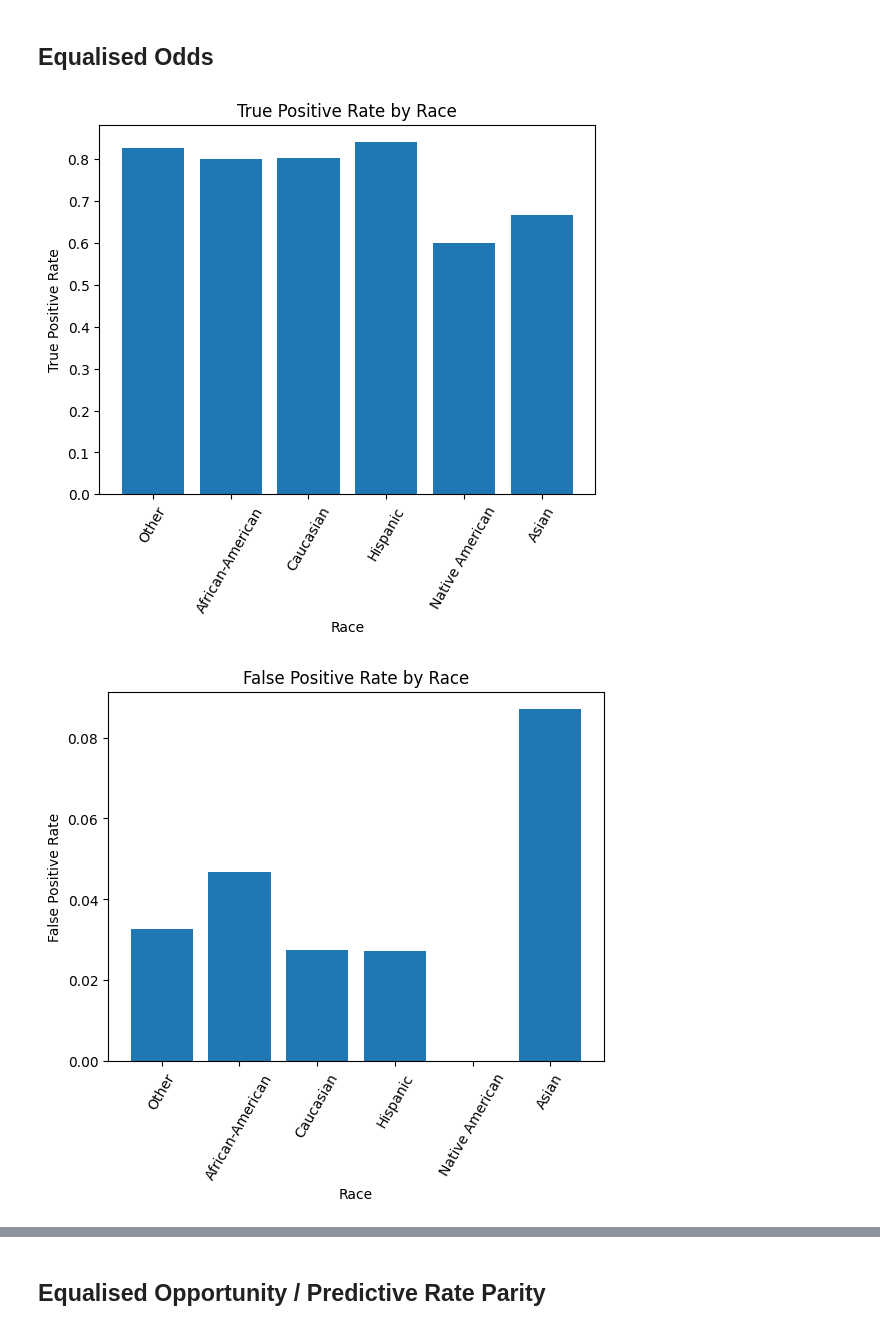
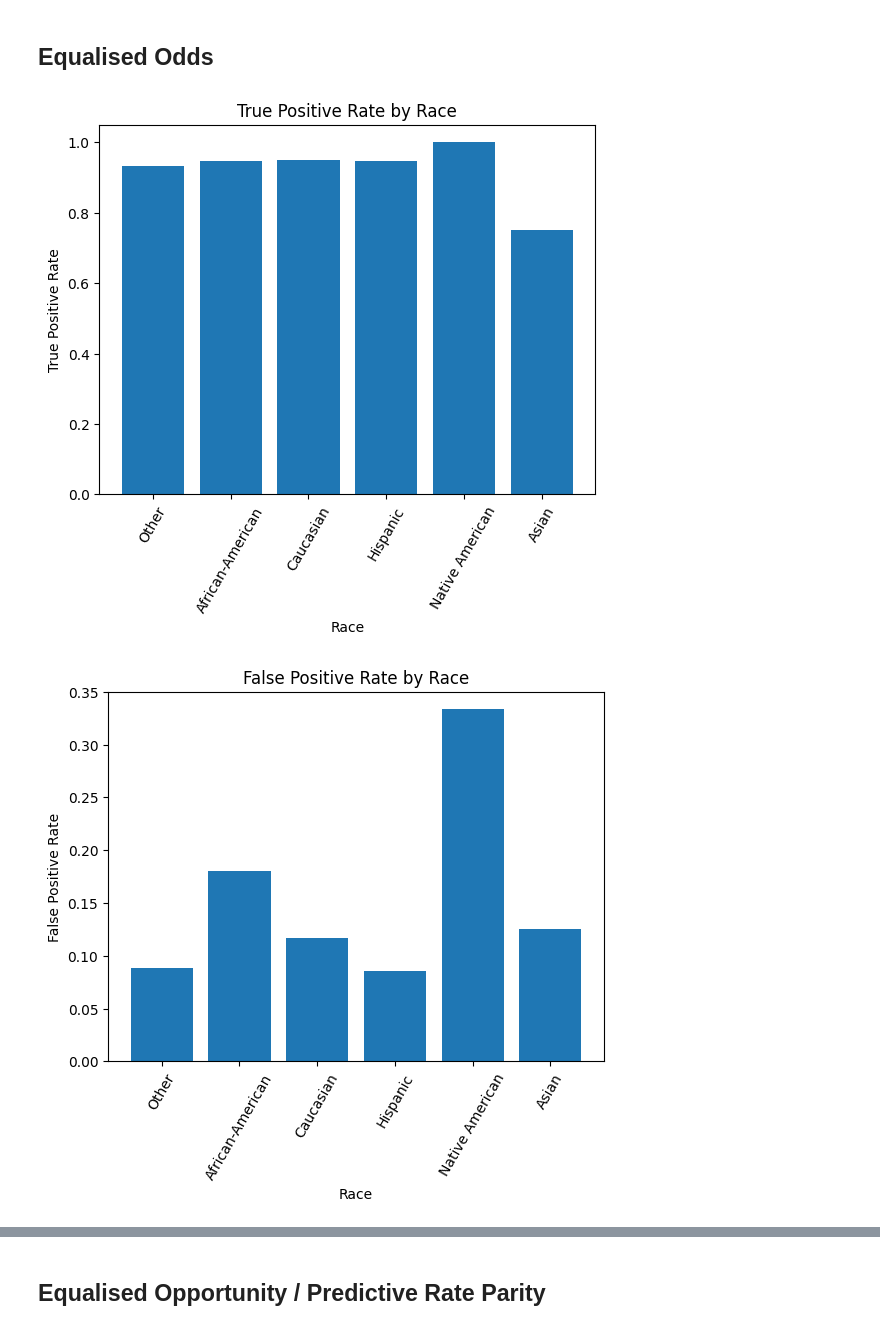
Before and after one commit to gauthamys/UIC_CS517_HWs, a Jupyter notebook: SRAI_HW1.ipynb, the cells around one changed output, grey strips where cells are left out. Drawn from its saved outputs; the diff is of its cells as text; code cells hidden in the pictures.

```diff
--- a/SRAI_HW1.ipynb
+++ b/SRAI_HW1.ipynb
@@ -53,35 +51,35 @@ races = []
 for race in df['race'].unique():
     race_df = df[df['race'] == race]
 
-    tn, fp, fn, tp = confusion_matrix(race_df['two_year_recid'], race_df['event']).ravel()
+    tn, fp, fn, tp = confusion_matrix(race_df['event'], race_df['two_year_recid']).ravel()
 
     true_positive_rate = tp / (tp + fn) if (tp + fn) > 0 else 0
     false_positive_rate = fp / (fp + tn) if (fp + tn) > 0 else 0
 
     tps.append(true_positive_rate)
     fps.append(false_positive_rate)
     races.append(race)
 
     # print(f"Race: {race}")
     # print(f"  True Positive Rate: {true_positive_rate:.2f}")
     # print(f"  False Positive Rate: {false_positive_rate:.2f}")
     # print("-" * 20)
 
 #plot multi bar graph
 import matplotlib.pyplot as plt
 plt.bar(races, tps, label='True Positive Rate')
 plt.xlabel('Race')
 plt.ylabel('True Positive Rate')
 plt.title('True Positive Rate by Race')
 plt.xticks(rotation=60)
 plt.show()
 
 plt.bar(races, fps, label='False Positive Rate')
 plt.xlabel('Race')
 plt.ylabel('False Positive Rate')
 plt.title('False Positive Rate by Race')
 plt.xticks(rotation=60)
 plt.show()
 # %% [output]
-[figure, old version]
+[figure, new version]
-[figure, old version]
+[figure, new version]
```
Also changed, not shown: parts of 45 cells of this notebook.
